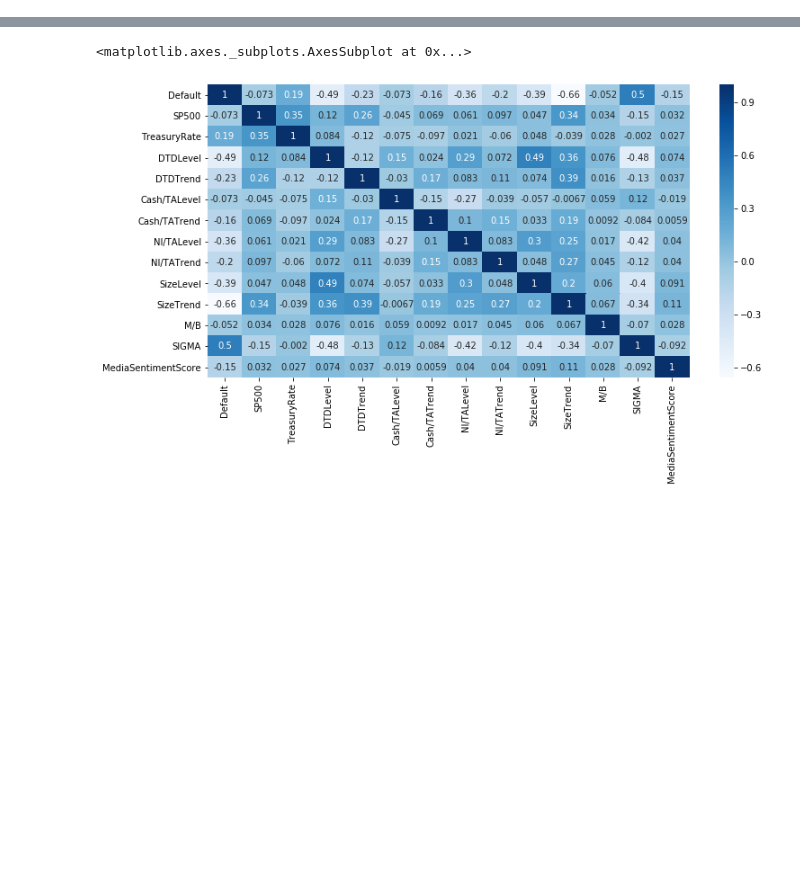
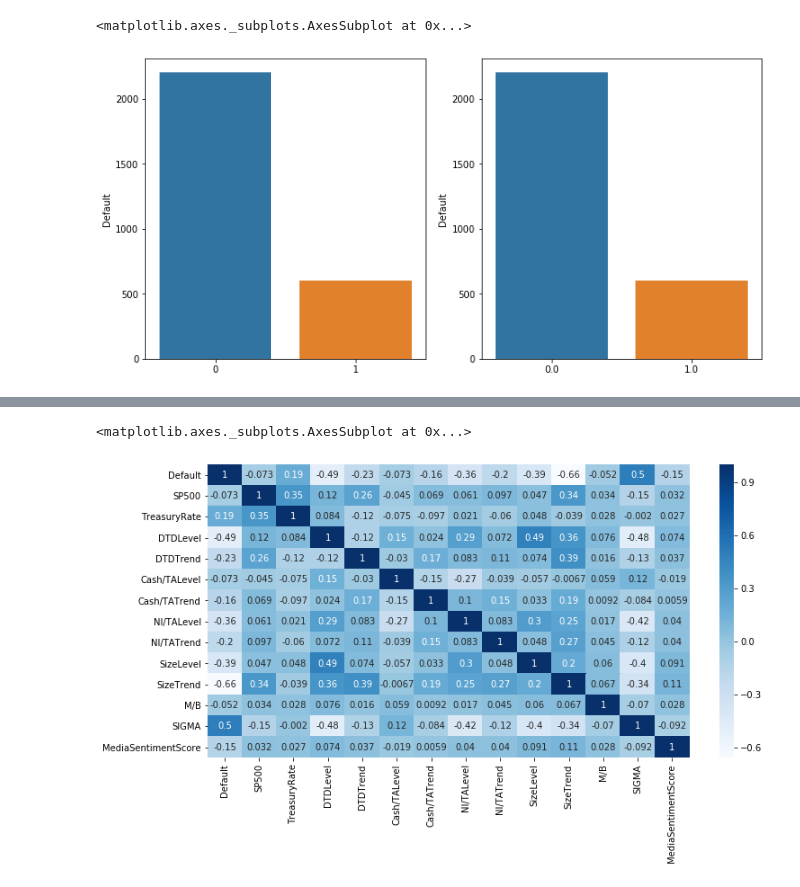
Before and after one commit to handsomegod100/work, a Jupyter notebook: 企業違約EDA.ipynb, the cells around one changed output, grey strips where cells are left out. Saved outputs shown, nothing was run; the diff lists cells and outputs as text; code cells hidden in the pictures; blank space fills up the shorter version.

```diff
--- a/企業違約EDA.ipynb
+++ b/企業違約EDA.ipynb
@@ -28 +37,12 @@ sns.barplot(dtable.index, dtable)
+# %%
+plt.figure(figsize=(12,6))
+plt.subplot(121)
+dtablefortrain = train.Default.value_counts() #違約與未違約比例
+sns.barplot(dtablefortrain.index, dtablefortrain)
+plt.subplot(122)
+dtablefortest = test.Default.value_counts()
+sns.barplot(dtablefortest.index, dtablefortrain)
+# %% [output]
+<matplotlib.axes._subplots.AxesSubplot at 0x...>
+[figure, added]
 # %%
```
Also changed, not shown: parts of 9 cells of this notebook.
